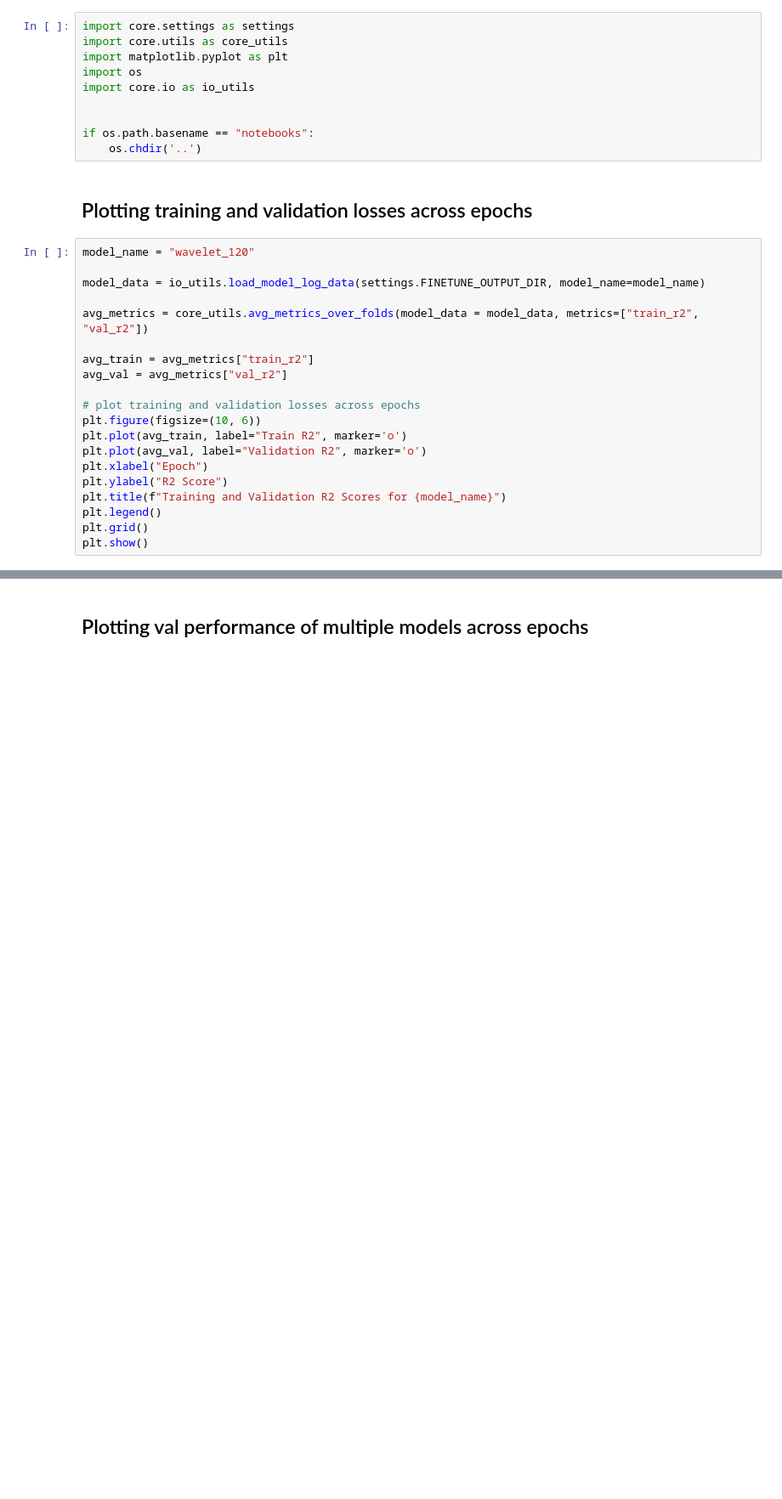
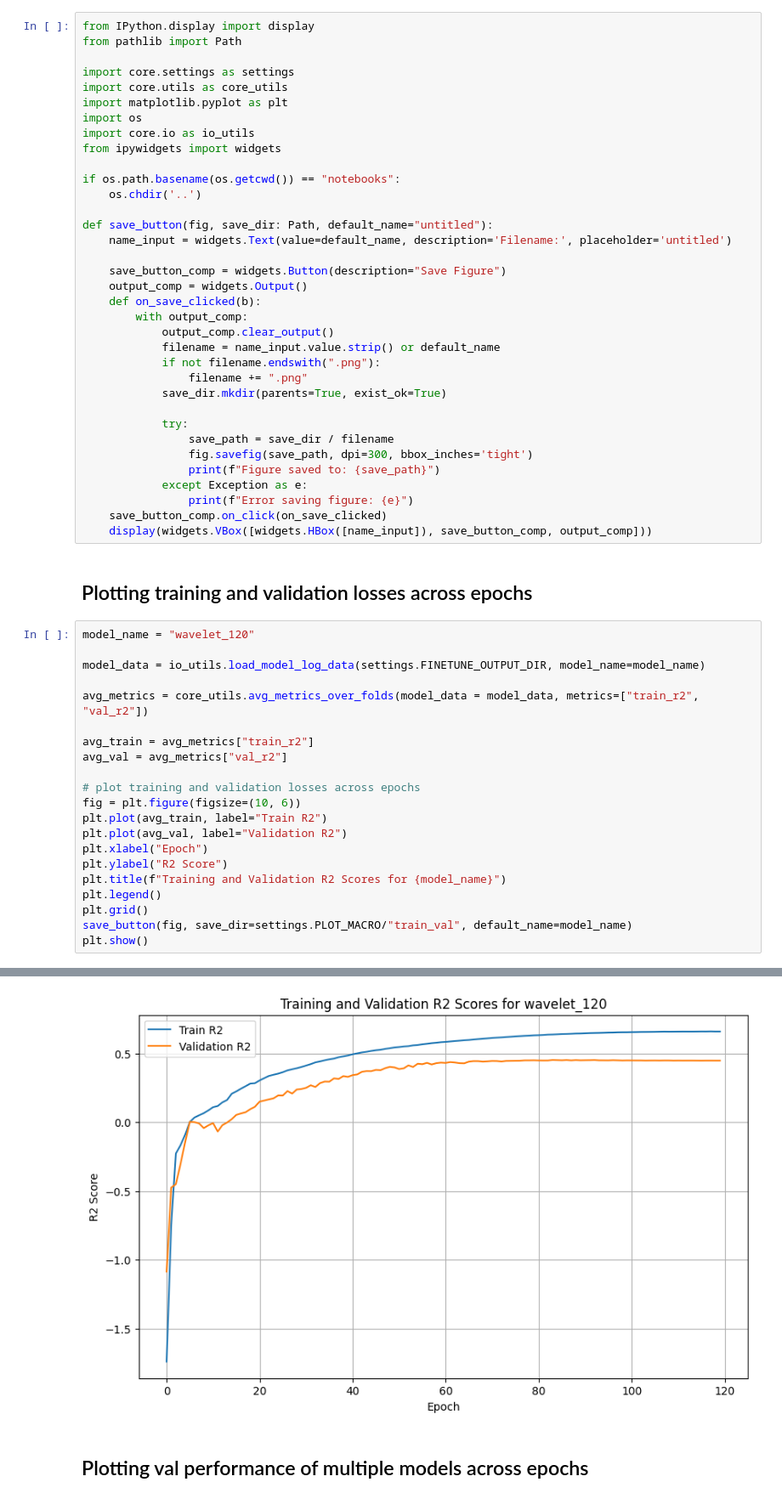
Before and after one commit to gaborab/plasticity_foundation, a Jupyter notebook: notebooks/macro_evaluation.ipynb, the cells around one changed output, grey strips where cells are left out. Shown at 85% size. Cells and saved outputs as stored; diff of their text form; blank space fills up the shorter version.

Commit message:
fixed fold averaging bug, added figure saving

```diff
--- a/notebooks/macro_evaluation.ipynb
+++ b/notebooks/macro_evaluation.ipynb
@@ -5,15 +5,40 @@ This notebook allows you to load and visualize the results of finetuning LaBraM
 
 ## Setup
 # %%
+from IPython.display import display
+from pathlib import Path
+
 import core.settings as settings
 import core.utils as core_utils
 import matplotlib.pyplot as plt
 import os
 import core.io as io_utils
+from ipywidgets import widgets
 
+if os.path.basename(os.getcwd()) == "notebooks":
+    os.chdir('..')
 
-if os.path.basename == "notebooks":
-    os.chdir('..')
+def save_button(fig, save_dir: Path, default_name="untitled"):
+    name_input = widgets.Text(value=default_name, description='Filename:', placeholder='untitled')
+
+    save_button_comp = widgets.Button(description="Save Figure")
+    output_comp = widgets.Output()
+    def on_save_clicked(b):
+        with output_comp:
+            output_comp.clear_output()
+            filename = name_input.value.strip() or default_name
+            if not filename.endswith(".png"):
+                filename += ".png"
+            save_dir.mkdir(parents=True, exist_ok=True)
+
+            try:
+                save_path = save_dir / filename
+                fig.savefig(save_path, dpi=300, bbox_inches='tight')
+                print(f"Figure saved to: {save_path}")
+            except Exception as e:
+                print(f"Error saving figure: {e}")
+    save_button_comp.on_click(on_save_clicked)
+    display(widgets.VBox([widgets.HBox([name_input]), save_button_comp, output_comp]))
 # %% [markdown]
 ## Plotting training and validation losses across epochs
 # %%
@@ -27,13 +52,14 @@ avg_train = avg_metrics["train_r2"]
 avg_val = avg_metrics["val_r2"]
 
 # plot training and validation losses across epochs
-plt.figure(figsize=(10, 6))
-plt.plot(avg_train, label="Train R2", marker='o')
-plt.plot(avg_val, label="Validation R2", marker='o')
+fig = plt.figure(figsize=(10, 6))
+plt.plot(avg_train, label="Train R2")
+plt.plot(avg_val, label="Validation R2")
 plt.xlabel("Epoch")
 plt.ylabel("R2 Score")
 plt.title(f"Training and Validation R2 Scores for {model_name}")
 plt.legend()
 plt.grid()
+save_button(fig, save_dir=settings.PLOT_MACRO/"train_val", default_name=model_name)
 plt.show()
 # %% [output]
@@ -41,3 +67,4 @@ NameError: name 'io_utils' is not defined
+[figure, added]
 # %% [markdown]
 ## Plotting val performance of multiple models across epochs
 # %%
```
Also changed, not shown: parts of 2 cells of this notebook, 2 other files.
